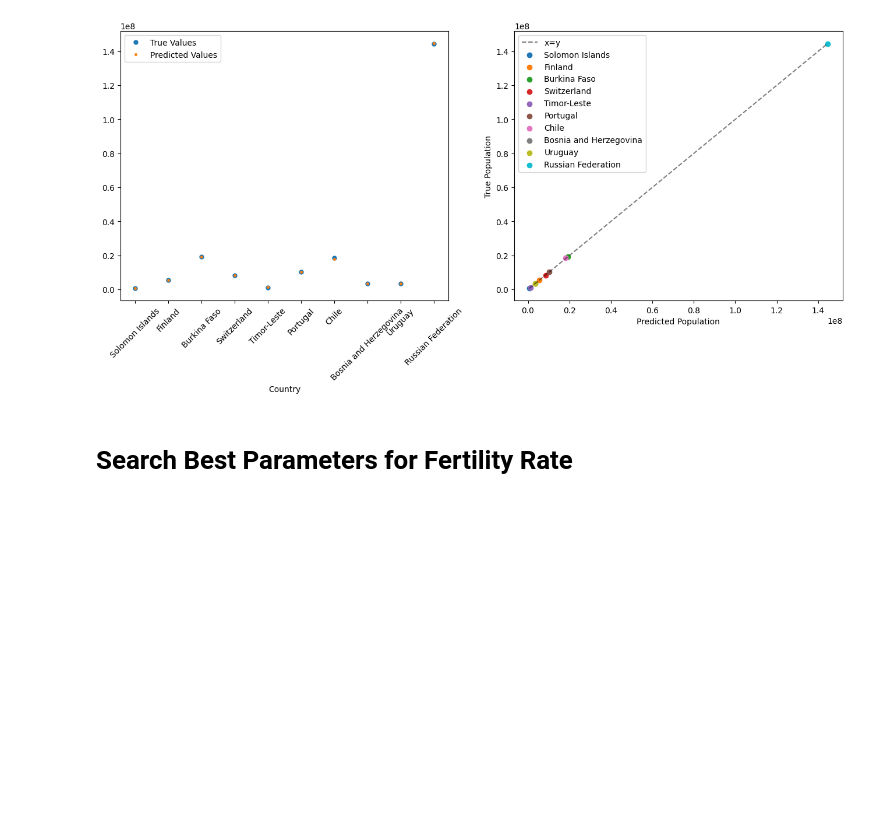
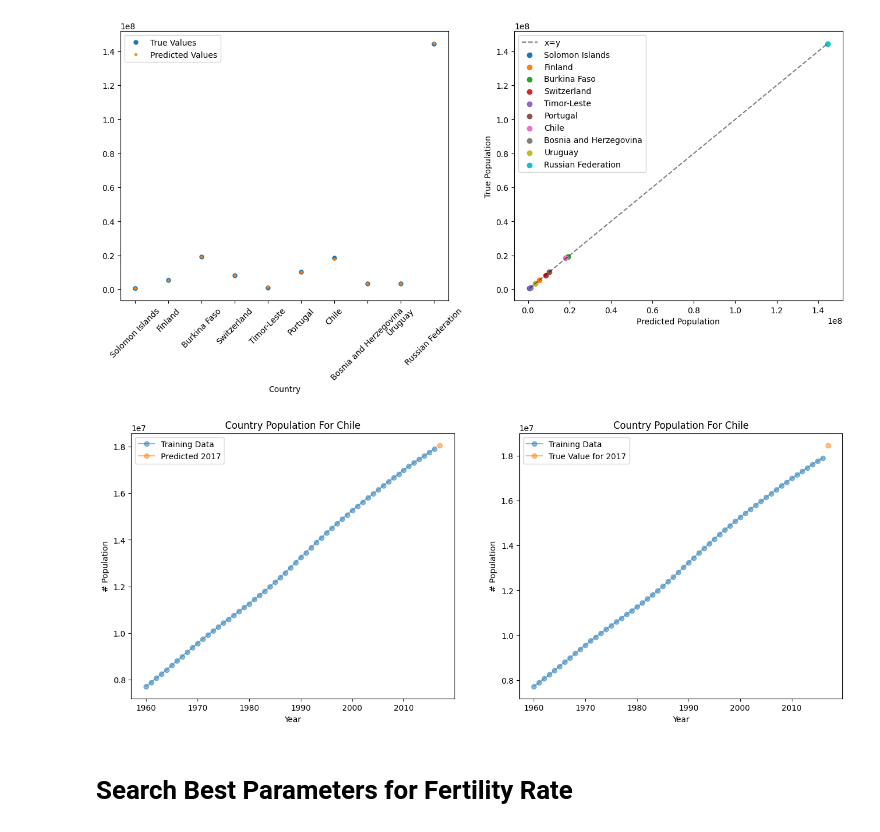
Before and after one commit to joelpoliveira/AprendizagemAutomatica-Projeto, a Jupyter notebook: Projeto_final/main_Joel_complex_version.ipynb, the cells around one changed output. Cells and saved outputs as stored; diff of their text form; code cells hidden in the pictures; blank space fills up the shorter version.

Commit message:
add blocks with new plots

```diff
--- a/Projeto_final/main_Joel_complex_version.ipynb
+++ b/Projeto_final/main_Joel_complex_version.ipynb
@@ -309,7 +301,8 @@ class ForecastModel:
                 tseries = pd.concat((tseries,
                                      self.__get_lags(tseries)),
                                      axis=1).dropna()
-                new_df = pd.concat((new_df, tseries))
+                cols = [f"{-i}" for i in range(1, self.lags+1)] + ["y"]
+                new_df = pd.concat((new_df, tseries))[cols]
         return new_df
 
     """
@@ -321,7 +314,7 @@ class ForecastModel:
     """
     def __get_lags(self, X: pd.Series):
         return pd.DataFrame(
-            data={ f"-{i}": X.shift(i) for i in range(1,self.lags+1) }
+            data={ f"{-i}": X.shift(i) for i in range(1,self.lags+1) }
         )
 # %%
 countries = list(pop["Country Name"].sample(n=10, random_state=66))
@@ -549,3 +549,11 @@ def print_all(*args):
+# %%
+def scatter_ts(ax, x, y, title="", xlabel="", ylabel="", legend=""):
+    ax.plot(x, y, "-o", alpha=0.5, label=legend)
+    ax.set_title(title)
+    ax.set_xlabel(xlabel)
+    ax.set_ylabel(ylabel)
+    if legend!="":
+        ax.legend()
 # %% [markdown]
 # Search Best Parameters For Country Population
 # %%
@@ -689,7 +689,8 @@ save_results("lm_country.pickle", best_model, results["params"][idx], results["r
 # %%
 model = ForecastModel(lags=4).fit(data, start=2010, stop=2016)
 # %%
-y_test=pd.read_csv("data/country_population_test.csv", index_col=0).loc[2017]
+test=pd.read_csv("data/country_population_test.csv", index_col=0)
+y_test=test.loc[2017]
 y_test
 # %% [output]
 Solomon Islands              636030.0
@@ -738,6 +739,26 @@ for i, country in enumerate(countries):
     scat_sub(ax[1], [preds[i]], [y_test[i]], xlabel="Predicted Population", ylabel="True Population", label=country)
 # %% [output]
 [figure]
+# %%
+i=6
+f, ax = plt.subplots(1,2, figsize=(16,6))
+scatter_ts(ax[0], data.index, data[countries[i]],
+           legend="Training Data")
+scatter_ts(ax[0], [2017], [preds[i]],
+           title=f"Country Population For {countries[i]}",
+           xlabel="Year",
+           ylabel="# Population",
+          legend="Predicted 2017")
+
+scatter_ts(ax[1], data.index, data[countries[i]],
+          legend="Training Data")
+scatter_ts(ax[1], [2017], y_test[countries[i]],
+          title=f"Country Population For {countries[i]}",
+           xlabel="Year",
+           ylabel="# Population",
+          legend="True Value for 2017")
+# %% [output]
+[figure, added]
 # %% [markdown]
 # Search Best Parameters for Fertility Rate
 # %%
```
Also changed, not shown: parts of 32 cells of this notebook.
